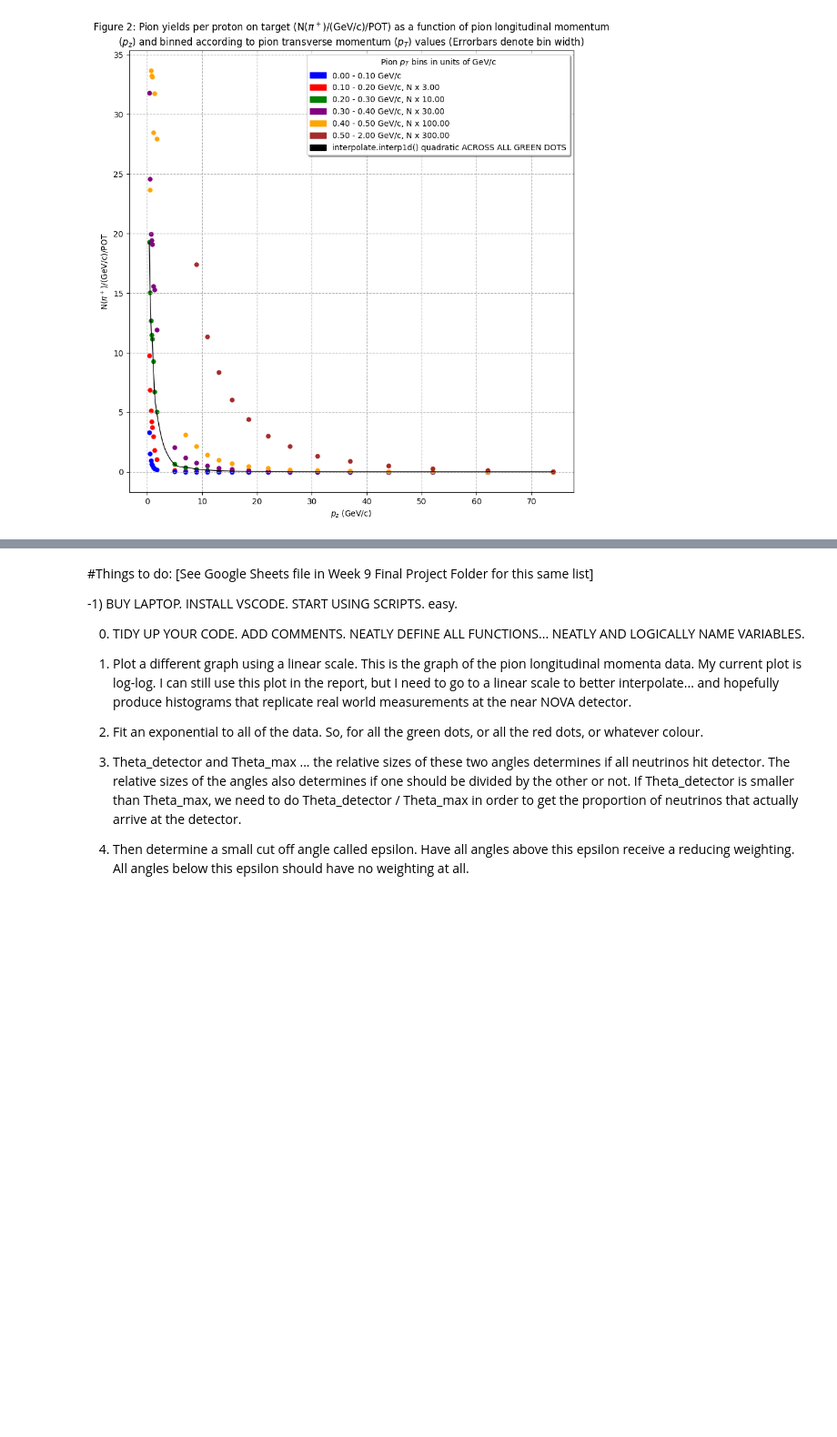
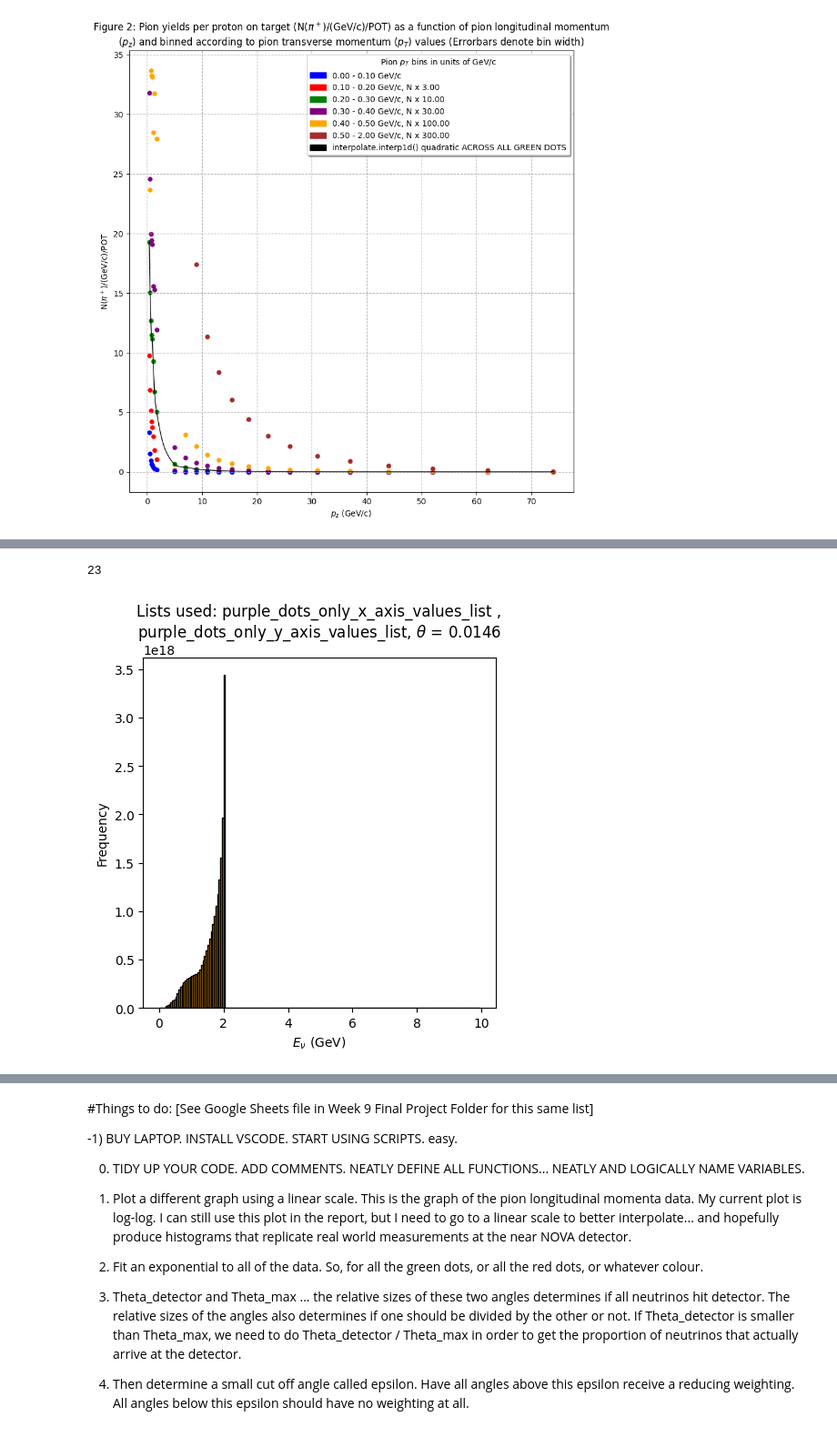
Before and after one commit to MrD0balina/Fourth-Year-Project---Neutrino-Oscillations, a Jupyter notebook: First_Notebook_SEM2_Consolidating_SEM_1_progress.ipynb, the cells around one changed output, grey strips where cells are left out. Shown at 91% size. Cells and saved outputs as stored; diff of their text form; code cells hidden in the pictures; blank space fills up the shorter version.

```diff
--- a/First_Notebook_SEM2_Consolidating_SEM_1_progress.ipynb
+++ b/First_Notebook_SEM2_Consolidating_SEM_1_progress.ipynb
@@ -1283,0 +1307,31 @@ plt.show()
+# %%
+# green_dots_only_x_axis_values_list
+# green_dots_only_y_axis_values_list
+# red_dots_only_x_axis_values_list
+# red_dots_only_y_axis_values_list
+# blue_dots_only_x_axis_values_list
+# blue_dots_only_y_axis_values_list
+# purple_dots_only_x_axis_values_list
+# purple_dots_only_y_axis_values_list
+# orange_dots_only_x_axis_values_list
+# orange_dots_only_y_axis_values_list
+# brown_dots_only_x_axis_values_list
+# brown_dots_only_y_axis_values_list
+
+len(purple_dots_only_x_axis_values_list)
+# %% [output]
+23
+# %%
+#############################################################################################################################
+#############################################################################################################################
+
+              ###################### INTERPOLATOR ACROSS ALL PURPLE DOTS DEFINED HERE  #################################
+
+x_array = np.linspace(min(purple_dots_only_x_axis_values_list), max(purple_dots_only_x_axis_values_list), 1000)
+purple_dots_x_array = np.array(purple_dots_only_x_axis_values_list)
+purple_dots_y_array = np.array(purple_dots_only_y_axis_values_list)
+all_dots_interpolator = interpolate.interp1d(   purple_dots_x_array  ,    purple_dots_y_array , kind = "quadratic" , bounds_error = False  )
+y_array = all_dots_interpolator(x_array)
+
+#############################################################################################################################
+#############################################################################################################################
@@ -1284,3 +1372,20 @@ plt.show()
+# %%
+# E_v , Rel_Neu_Flux , E_pro_array , E_pi , Weighted_Pion_Flux = SECOND_TRY_Integral_Weighted_Function( 0.0146 )
+
+# theta = 0.02
+theta = 0.0146
+
+E_v , Rel_Neu_Flux , E_pro_array , E_pi , Weighted_Pion_Flux = SECOND_TRY_Integral_Weighted_Function( theta )
+
+plt.figure( figsize = (5, 5) )
+
+plt.hist( E_v  , bins = np.arange( 0 , 10 , 0.05 )  , weights =  Rel_Neu_Flux , edgecolor = "black" , ls = "-" , color = "orange" )
+plt.title("\n".join(wrap(r"Lists used: purple_dots_only_x_axis_values_list , purple_dots_only_y_axis_values_list, $\theta$ = {}  " , 80 ) ).format( theta ) )
+plt.xlabel(r"$E_{\nu}$ (GeV)")
+plt.ylabel("Frequency")
+plt.show()
+# %% [output]
+[figure, added]
 # %% [markdown]
 #TO DO LIST AS OF 31ST JANUARY 2025 - 18:27:
 #
```
Also changed, not shown: parts of 5 cells of this notebook.
